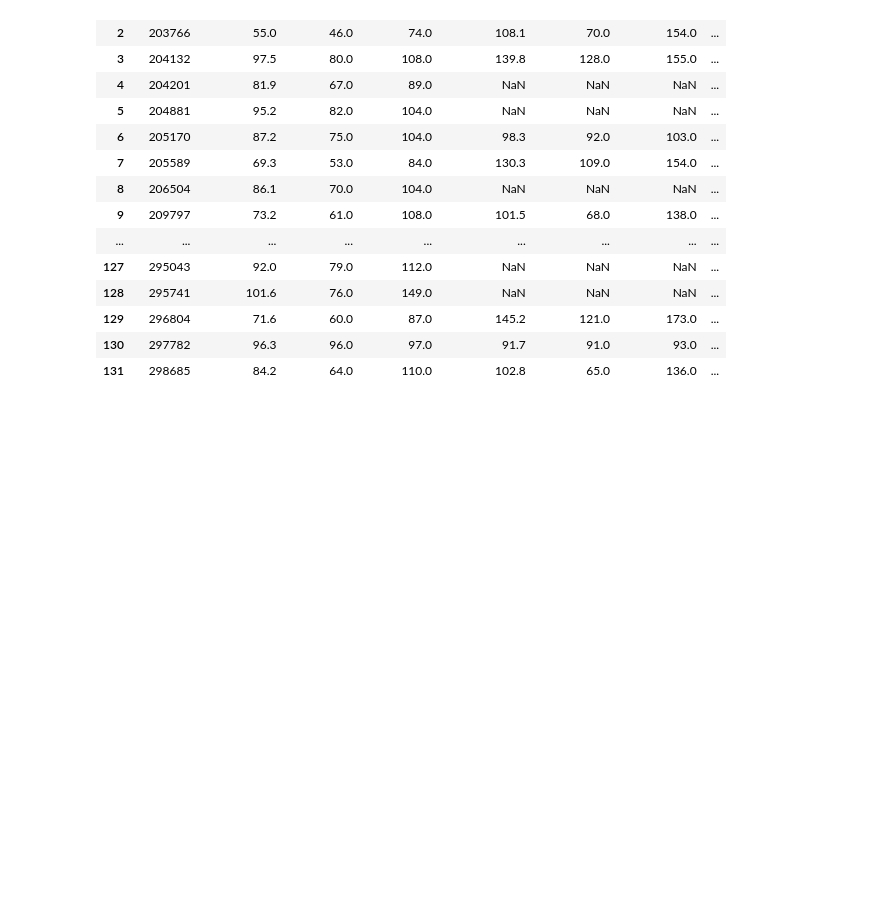
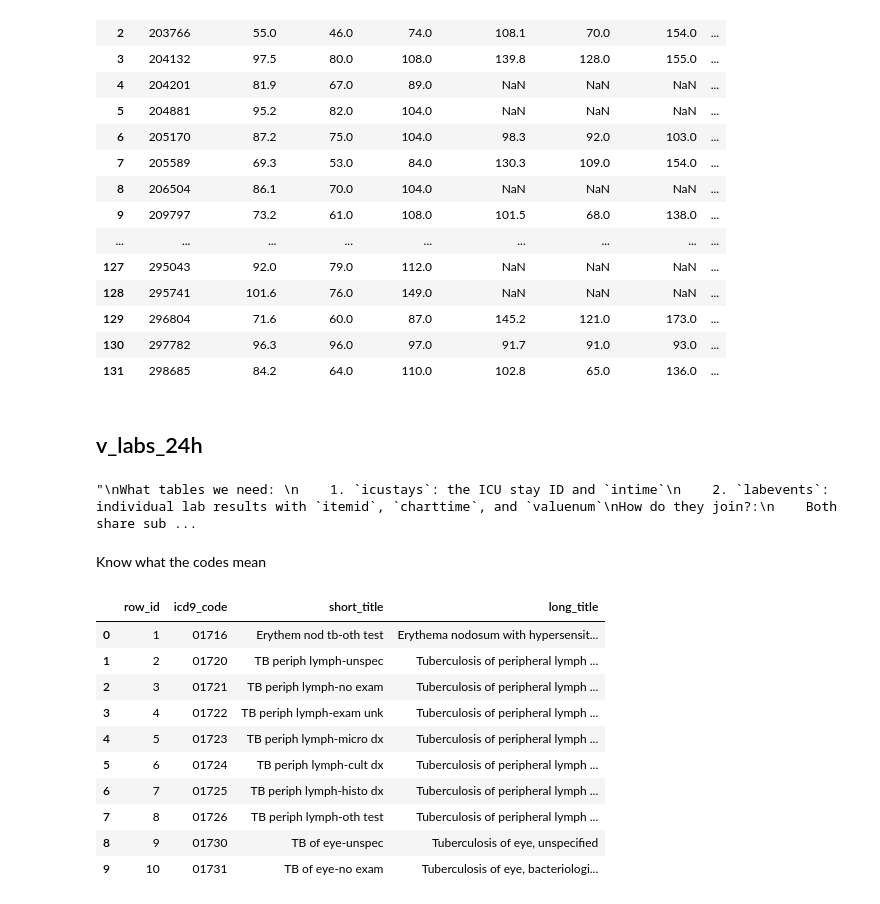
Before and after one commit to cristopher-d-delgado/clinical_intelligence, a Jupyter notebook: notebooks/eda.ipynb, the cells around one changed output. Saved outputs shown, nothing was run; the diff lists cells and outputs as text; code cells hidden in the pictures; blank space fills up the shorter version.

```diff
--- a/notebooks/eda.ipynb
+++ b/notebooks/eda.ipynb
@@ -583,3 +583,36 @@ pd.read_sql(
 | 129 | 296804 | 71.6 | 60.0 | 87.0 | 145.2 | 121.0 | 173.0 | ... |
 | 130 | 297782 | 96.3 | 96.0 | 97.0 | 91.7 | 91.0 | 93.0 | ... |
 | 131 | 298685 | 84.2 | 64.0 | 110.0 | 102.8 | 65.0 | 136.0 | ... |
+# %% [markdown]
+## v_labs_24h
+# %%
+"""
+What tables we need:
+    1. `icustays`: the ICU stay ID and `intime`
+    2. `labevents`: individual lab results with `itemid`, `charttime`, and `valuenum`
+How do they join?:
+    Both share subject_id
+Time Window?:
+    Same as the vitals:
+    WHERE l.charttime >= i.intime
+    AND   l.charttime <= DATETIME(i.intime, '+24 hours')
+"""
+# %% [output]
+"\nWhat tables we need: \n    1. `icustays`: the ICU stay ID and `intime`\n    2. `labevents`: individual lab results with `itemid`, `charttime`, and `valuenum`\nHow do they join?:\n    Both share sub ...
+# %% [markdown]
+Know what the codes mean
+# %%
+# View 10 code definitions
+pd.read_sql("SELECT * FROM d_icd_diagnoses LIMIT 10", conn)
+# %% [output]
+|  | row_id | icd9_code | short_title | long_title |
+| 0 | 1 | 01716 | Erythem nod tb-oth test | Erythema nodosum with hypersensit... |
+| 1 | 2 | 01720 | TB periph lymph-unspec | Tuberculosis of peripheral lymph ... |
+| 2 | 3 | 01721 | TB periph lymph-no exam | Tuberculosis of peripheral lymph ... |
+| 3 | 4 | 01722 | TB periph lymph-exam unk | Tuberculosis of peripheral lymph ... |
+| 4 | 5 | 01723 | TB periph lymph-micro dx | Tuberculosis of peripheral lymph ... |
+| 5 | 6 | 01724 | TB periph lymph-cult dx | Tuberculosis of peripheral lymph ... |
+| 6 | 7 | 01725 | TB periph lymph-histo dx | Tuberculosis of peripheral lymph ... |
+| 7 | 8 | 01726 | TB periph lymph-oth test | Tuberculosis of peripheral lymph ... |
+| 8 | 9 | 01730 | TB of eye-unspec | Tuberculosis of eye, unspecified |
+| 9 | 10 | 01731 | TB of eye-no exam | Tuberculosis of eye, bacteriologi... |
```
Also changed, not shown: parts of 9 cells of this notebook.
